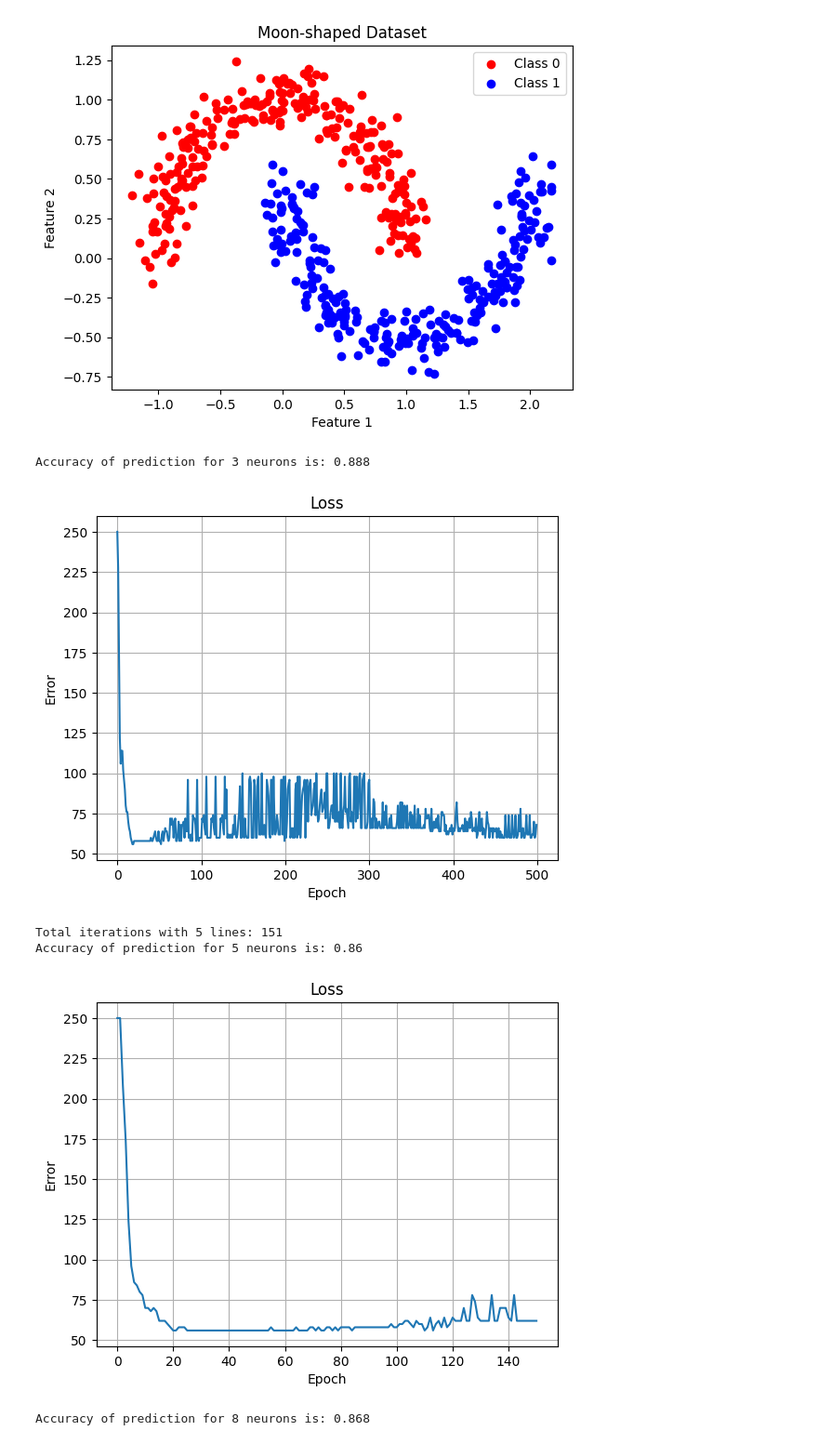
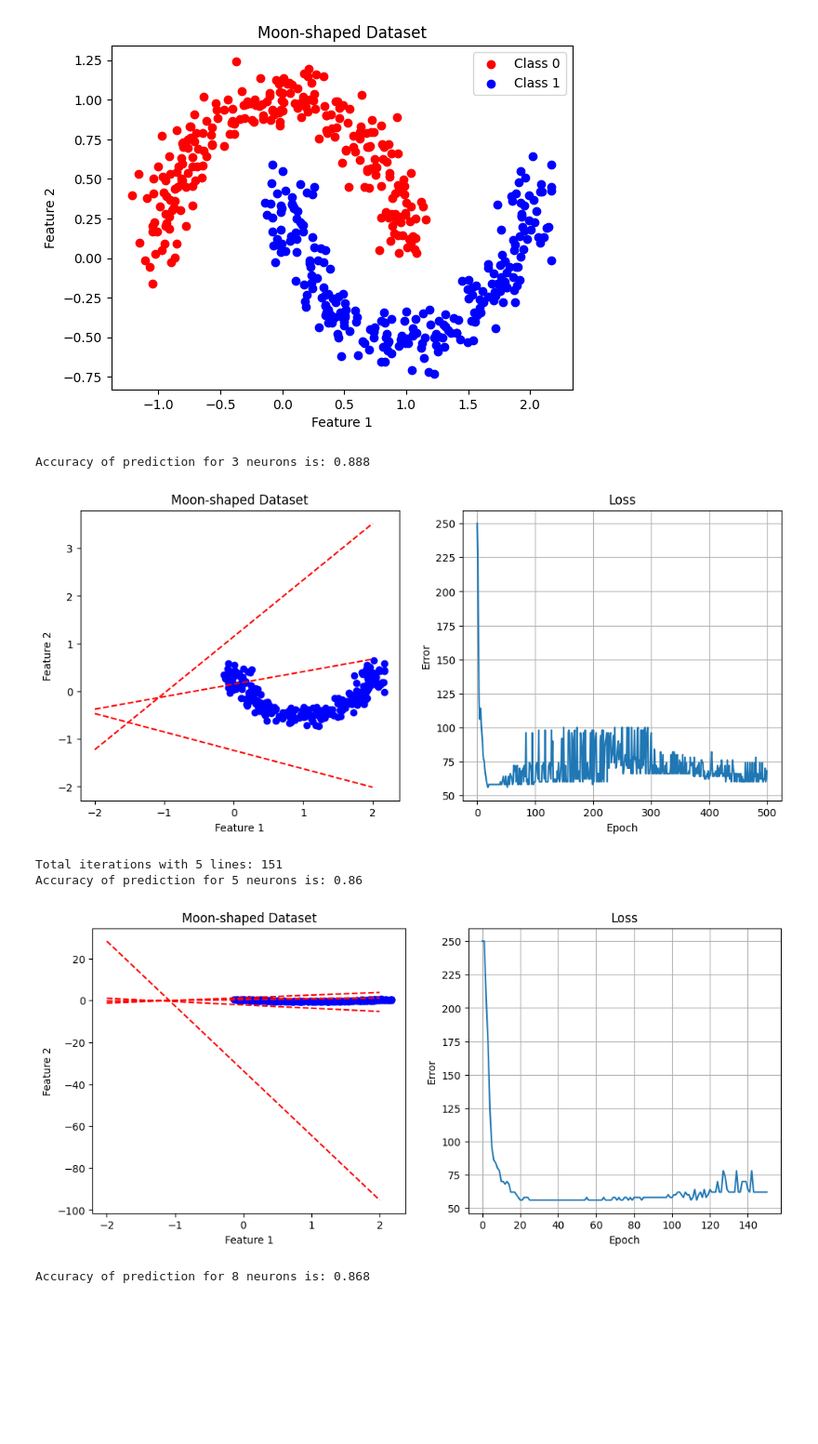
Before and after one commit to pooyaaf/Neural-Networks-Deep-Learning, a Jupyter notebook: Homework/HomeWork1/NoteBooks/Q2/AdaLine-BinaryClassification.ipynb, the cells around one changed output. Shown at 93% size. Drawn from its saved outputs; the diff is of its cells as text; code cells hidden in the pictures; blank space fills up the shorter version.

```diff
--- a/Homework/HomeWork1/NoteBooks/Q2/AdaLine-BinaryClassification.ipynb
+++ b/Homework/HomeWork1/NoteBooks/Q2/AdaLine-BinaryClassification.ipynb
@@ -261,33 +261,57 @@ Y = Y_moons
 # Change label=0 to label=-1
 Y[Y == 0] = -1
 # %%
+import matplotlib.pyplot as plt
+
 neuron_counts = [3, 5, 8]
 
 for i in range(3):
+    # Create a figure with two subplots (moon shapes and loss/error)
+    fig, (ax1, ax2) = plt.subplots(1, 2, figsize=(12, 5))
+
     # Define Madaline with a different number of hidden layer neurons
     madaline = Madaline(neuron_counts[i], learning_rate=0.001)
 
     # Fit Madaline on X_train and Y_train
     madaline.fit(X_train, Y_train)  # Assuming you have X_train and Y_train
 
     # Predict X_test with Madaline model
     pred = madaline.predict(X_test)  # Assuming you have X_test
 
     # Calculate Madaline model accuracy
     from sklearn.metrics import accuracy_score
     acc = accuracy_score(pred, Y_test)  # Assuming you have Y_test
     print("Accuracy of prediction for", neuron_counts[i], "neurons is:", acc)
 
-    plt.plot(madaline.cost_)
-    plt.title('Loss')
-    plt.xlabel('Epoch')
-    plt.ylabel('Error')
-    plt.grid()
+    # Plot the moon shapes on the first subplot
+    ax1.scatter(X_moons[Y_moons == 0][:, 0], X_moons[Y_moons == 0]
+                [:, 1], color='red', label='Class 0')
+    ax1.scatter(X_moons[Y_moons == 1][:, 0], X_moons[Y_moons == 1]
+                [:, 1], color='blue', label='Class 1')
+    ax1.set_xlabel('Feature 1')
+    ax1.set_ylabel('Feature 2')
+    ax1.set_title("Moon-shaped Dataset")
+
+    # Plot the lines produced by the Madaline model on the same subplot
+    for j in range(neuron_counts[i]):
+        w0, w1 = madaline.weights[j]
+        b = madaline.b[j]
+        x_line = [-2, 2]  # Adjust the x-axis limits as needed
+        y_line = [(-w0 * x + b) / w1 for x in x_line]
+        ax1.plot(x_line, y_line, color='red', linestyle='dashed')
+
+    # Plot the loss (error) on the second subplot
+    ax2.plot(madaline.cost_, label=f'{neuron_counts[i]} Neurons')
+    ax2.set_title('Loss')
+    ax2.set_xlabel('Epoch')
+    ax2.set_ylabel('Error')
+    ax2.grid()
+
     plt.show()
 # %% [output]
 Accuracy of prediction for 3 neurons is: 0.888
-[figure, old version]
+[figure, new version]
 Total iterations with 5 lines: 151
 Accuracy of prediction for 5 neurons is: 0.86
-[figure, old version]
+[figure, new version]
 Accuracy of prediction for 8 neurons is: 0.868
```
Also changed, not shown: parts of 3 cells of this notebook.
